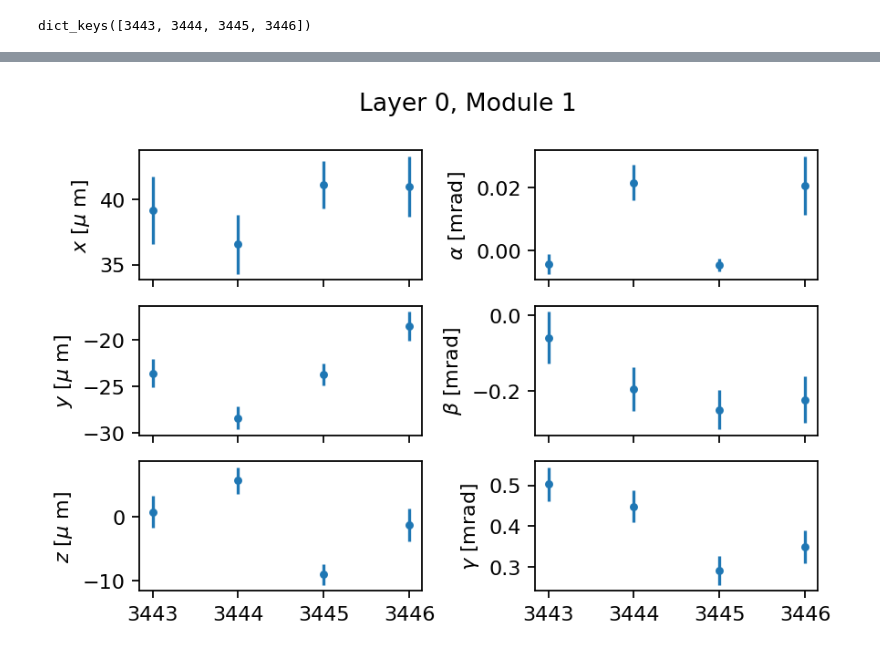
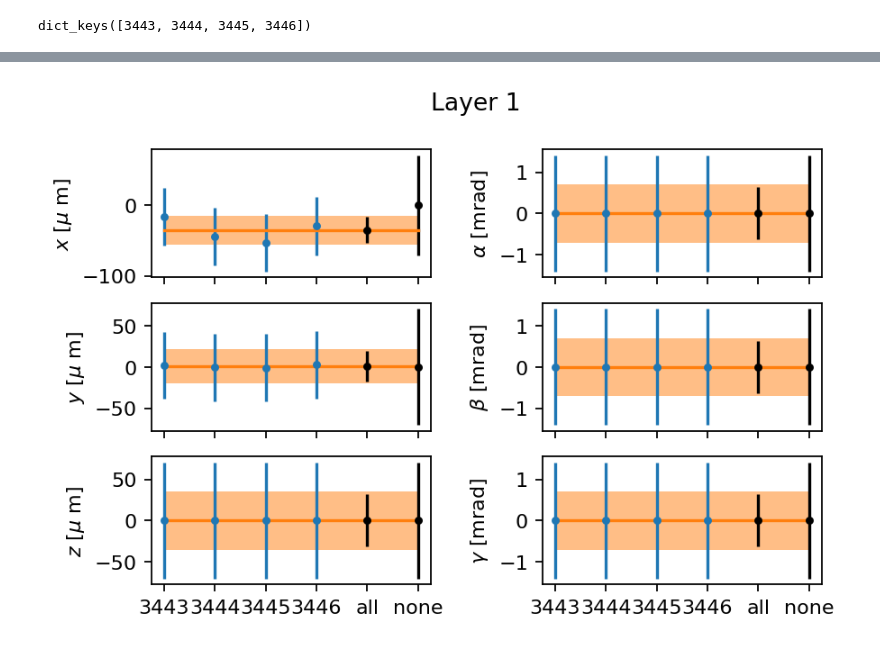
Before and after one commit to MarkusPrim/faser-alignment, a Jupyter notebook: notebooks/AlignmentOverTime.ipynb, the cells around one changed output, grey strips where cells are left out. Saved outputs shown, nothing was run; the diff lists cells and outputs as text; code cells hidden in the pictures.

Commit message:
Working version of splitted layer and module alignment

```diff
--- a/notebooks/AlignmentOverTime.ipynb
+++ b/notebooks/AlignmentOverTime.ipynb
@@ -15,4 +19,8 @@ dict_keys([3443, 3444, 3445, 3446])
+# %%
+extras = ["all", "none"]
 # %%
 result_tables = {}
-for run in runs:
-    result_tables[run] = pd.read_pickle(f"../alignment/results/testbeam/{run}/result_table.pkl")
+for run in list(runs.keys()) + extras:
+    result_tables[run] = pd.read_pickle(f"../alignment/results/{data_sample}/{run}/results_layer/result_table.pkl").transpose()
+
+result_tables["all"].transpose()
@@ -47,32 +47,67 @@ labels = {
 }
 # %%
 for layer in [0, 1, 2]:
-    for module in [0, 1, 2, 3, 4, 5, 6, 7]:
 
-        fig, axs = plt.subplots(3, 2, dpi=160, sharex=True, sharey=False, gridspec_kw={"wspace": 0.4, "hspace": 0.2})
+    fig, axs = plt.subplots(3, 2, dpi=160, sharex=True, sharey=False, gridspec_kw={"wspace": 0.4, "hspace": 0.2})
 
-        for i in range(3):
-            axs[i, 0].errorbar(
-                range(len(runs)),
-                [unp.nominal_values(result_tables[run][f"M{module}: ($\mu$m or mrad)"][i]) for run in runs],
-                yerr=[unp.std_devs(result_tables[run][f"M{module}: ($\mu$m or mrad)"][i]) for run in runs],
-                marker=".", ls="",
-            )
-            axs[i, 0].set_xticks(range(len(runs)), runs)
-            axs[i, 0].set_ylabel(labels[i])
+    for i in range(3):
+        axs[i, 0].errorbar(
+            range(len(runs)),
+            [unp.nominal_values(result_tables[run][f"L{layer}"][i]) for run in runs],
+            yerr=[unp.std_devs(result_tables[run][f"L{layer}"][i]) for run in runs],
+            marker=".", ls="",
+        )
 
-        for i in range(3):
-            axs[i, 1].errorbar(
-                range(len(runs)),
-                [unp.nominal_values(result_tables[run][f"M{module}: ($\mu$m or mrad)"][i+3]) for run in runs],
-                yerr=[unp.std_devs(result_tables[run][f"M{module}: ($\mu$m or mrad)"][i+3]) for run in runs],
-                marker=".", ls="",
-            )
-            axs[i, 1].set_xticks(range(len(runs)), runs)
-            axs[i, 1].set_ylabel(labels[i+3])
+        axs[i, 0].errorbar(
+            range(len(runs), len(runs) + len(extras)),
+            [unp.nominal_values(result_tables[run][f"L{layer}"][i]) for run in extras],
+            yerr=[unp.std_devs(result_tables[run][f"L{layer}"][i]) for run in extras],
+            marker=".", ls="", color="black"
+        )
 
-        fig.suptitle(f"Layer {layer}, Module {module}")
+        axs[i, 0].set_xticks(range(len(runs) + len(extras)), list(runs.keys()) + extras)
+        axs[i, 0].set_ylabel(labels[i])
 
-        plt.show()
-        plt.close()
+        avg = sum([result_tables[run][f"L{layer}"][i] for run in runs]) / len(runs)
+        axs[i, 0].plot(range(len(runs) + len(extras)), [unp.nominal_values(avg) for _ in range(len(runs) + len(extras))],
+                      color="tab:orange")
+        axs[i, 0].fill_between(
+            range(len(runs) + len(extras)),
+            [unp.nominal_values(avg) - unp.std_devs(avg) for _ in range(len(runs) + len(extras))],
+            [unp.nominal_values(avg) + unp.std_devs(avg) for _ in range(len(runs) + len(extras))],
+            alpha=0.5, color="tab:orange", lw=0,
+        )
+
+    for i in range(3):
+        axs[i, 1].errorbar(
+            range(len(runs)),
+            [unp.nominal_values(result_tables[run][f"L{layer}"][i+3]) for run in runs],
+            yerr=[unp.std_devs(result_tables[run][f"L{layer}"][i+3]) for run in runs],
+            marker=".", ls="",
+        )
+
+        axs[i, 1].errorbar(
+            range(len(runs), len(runs) + len(extras)),
+            [unp.nominal_values(result_tables[run][f"L{layer}"][i+3]) for run in extras],
+            yerr=[unp.std_devs(result_tables[run][f"L{layer}"][i+3]) for run in extras],
+            marker=".", ls="", color="black"
+        )
+
+        axs[i, 1].set_xticks(range(len(runs) + len(extras)), list(runs.keys()) + extras)
+        axs[i, 1].set_ylabel(labels[i+3])
+
+        avg = sum([result_tables[run][f"L{layer}"][i+3] for run in runs]) / len(runs)
+        axs[i, 1].plot(range(len(runs) + len(extras)), [unp.nominal_values(avg) for _ in range(len(runs) + len(extras))],
+                      color="tab:orange")
+        axs[i, 1].fill_between(
+            range(len(runs) + len(extras)),
+            [unp.nominal_values(avg) - unp.std_devs(avg) for _ in range(len(runs) + len(extras))],
+            [unp.nominal_values(avg) + unp.std_devs(avg) for _ in range(len(runs) + len(extras))],
+            alpha=0.5, color="tab:orange", lw=0,
+        )
+
+    fig.suptitle(f"Layer {layer}")
+
+    plt.show()
+    plt.close()
 # %% [output]
@@ -80 +115 @@ for layer in [0, 1, 2]:
-[figure, old version]
+[figure, new version]
```
Also changed, not shown: parts of 10 cells of this notebook, 3 other files.
